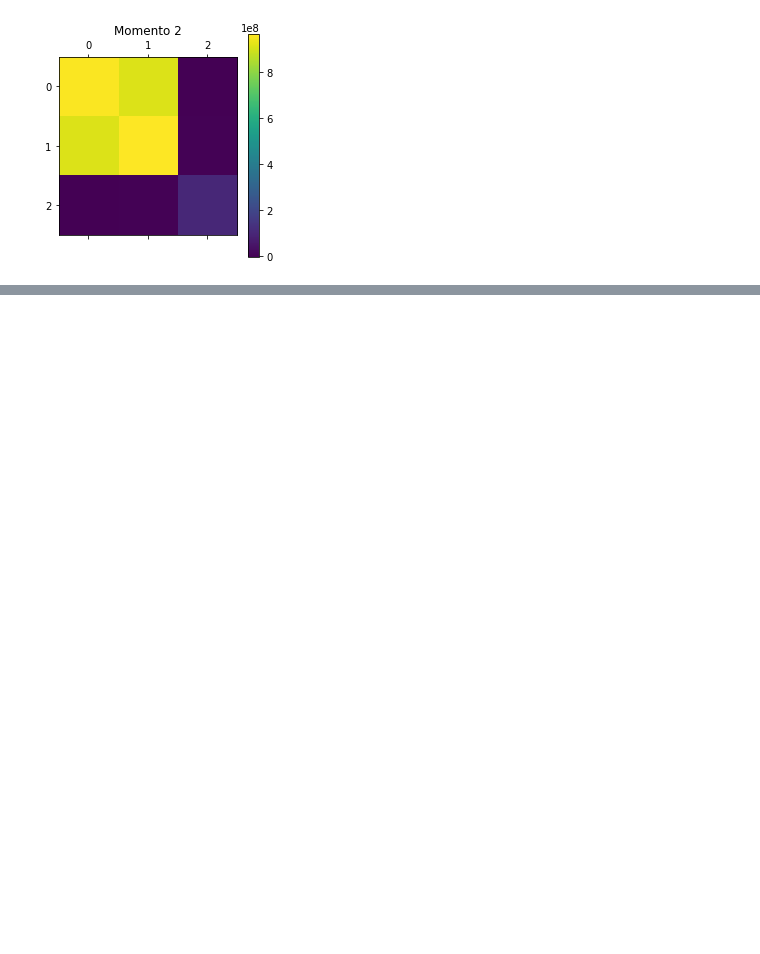
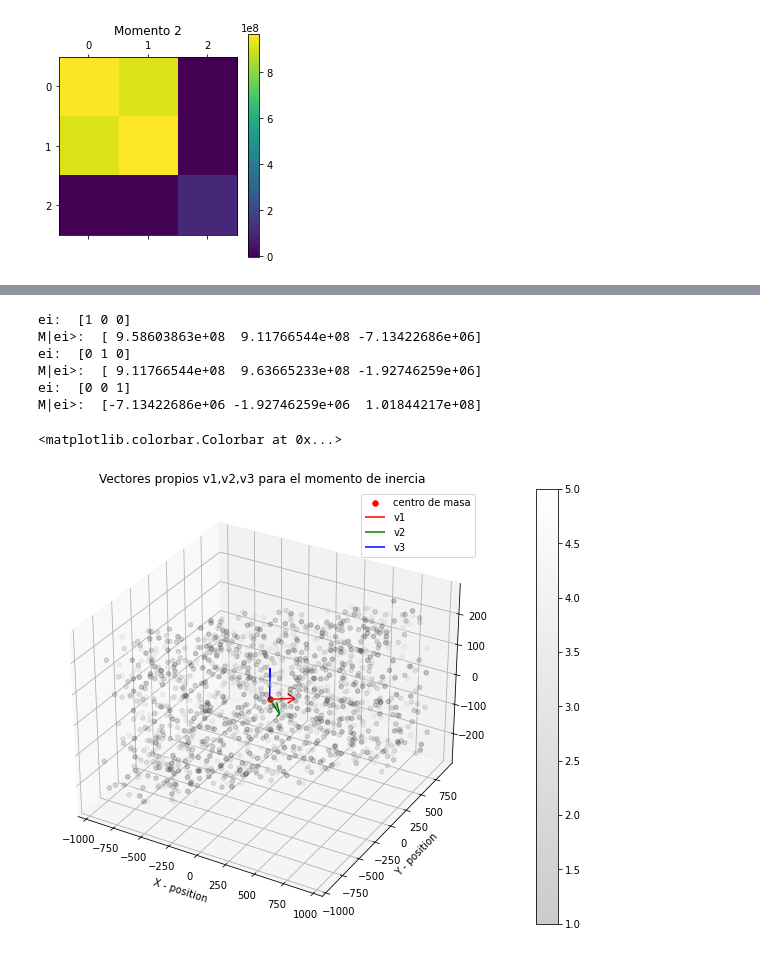
Before and after one commit to bemc22/TareasCursos20B, a Jupyter notebook: Codigos/asignacion2/particulas3d.ipynb, the cells around one changed output, grey strips where cells are left out. Saved outputs shown, nothing was run; the diff lists cells and outputs as text; code cells hidden in the pictures; blank space fills up the shorter version.

```diff
--- a/Codigos/asignacion2/particulas3d.ipynb
+++ b/Codigos/asignacion2/particulas3d.ipynb
@@ -76,0 +95,41 @@ plt.show()
+# %%
+
+for vi in base:
+    _lambda  = ( momento2 @ vi )
+    print("ei: ", vi.flatten())
+    print("M|ei>: ",_lambda.flatten())
+# %% [output]
+ei:  [1 0 0]
+M|ei>:  [ 9.58603863e+08  9.11766544e+08 -7.13422686e+06]
+ei:  [0 1 0]
+M|ei>:  [ 9.11766544e+08  9.63665233e+08 -1.92746259e+06]
+ei:  [0 0 1]
+M|ei>:  [-7.13422686e+06 -1.92746259e+06  1.01844217e+08]
+# %%
+w, v = np.linalg.eig(momento2)
+
+v1 = v[0]
+v2 = v[1]
+v3 = v[2]
+# %%
+
+fig = plt.figure(figsize=(20, 8))
+
+
+ax = fig.add_subplot(projection='3d')
+sc = ax.scatter(x_center, y_center, z_center, c=masas, cmap='gray', alpha=0.2)
+plt.xlabel("X - position")
+plt.ylabel("Y - position")
+ax.scatter(cmasa_x, cmasa_y, cmasa_z, s=30, c='red', label='centro de masa')
+
+
+ax.quiver( cmasa_x, cmasa_y, cmasa_z, v1[0], v1[1], v1[2], length=200 , facecolor='r', edgecolor='r', label='v1')
+ax.quiver( cmasa_x, cmasa_y, cmasa_z, v2[0], v2[1], v2[2], length=300 , facecolor='g', edgecolor='g', label='v2')
+ax.quiver( cmasa_x, cmasa_y, cmasa_z, v3[0], v3[1], v3[2], length=100 , facecolor='b', edgecolor='b', label='v3')
+ax.set_title("Vectores propios v1,v2,v3 para el momento de inercia")
+
+plt.legend()
+plt.colorbar(sc)
+# %% [output]
+<matplotlib.colorbar.Colorbar at 0x...>
+[figure, added]
```
Also changed, not shown: parts of 6 cells of this notebook.
